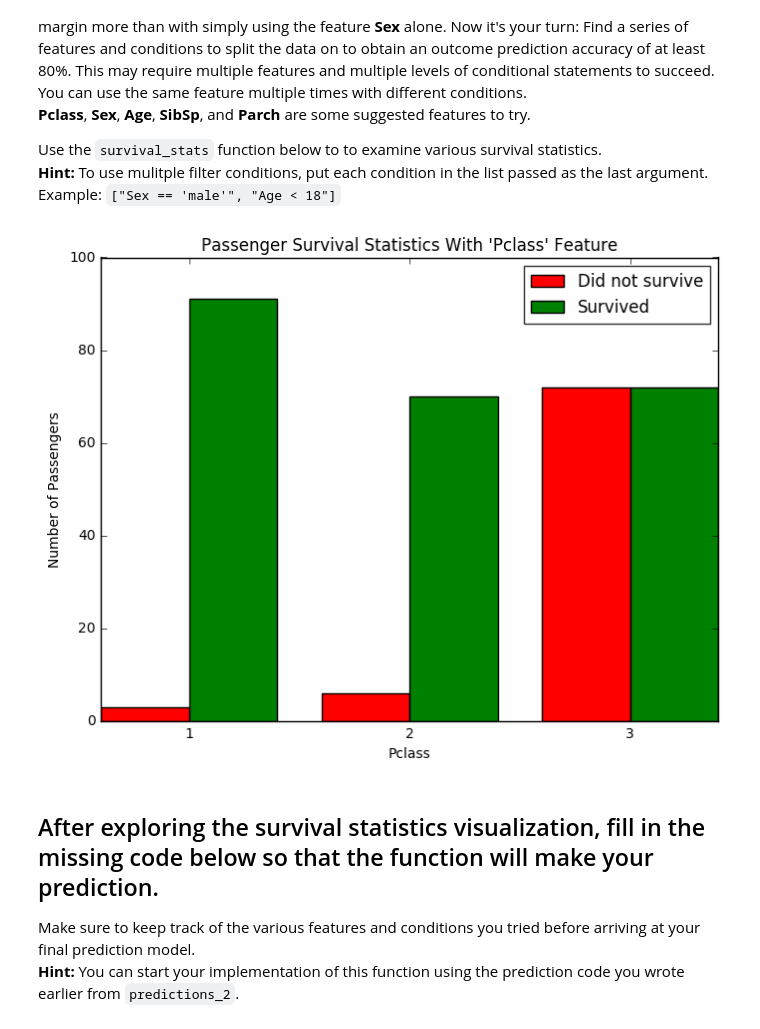
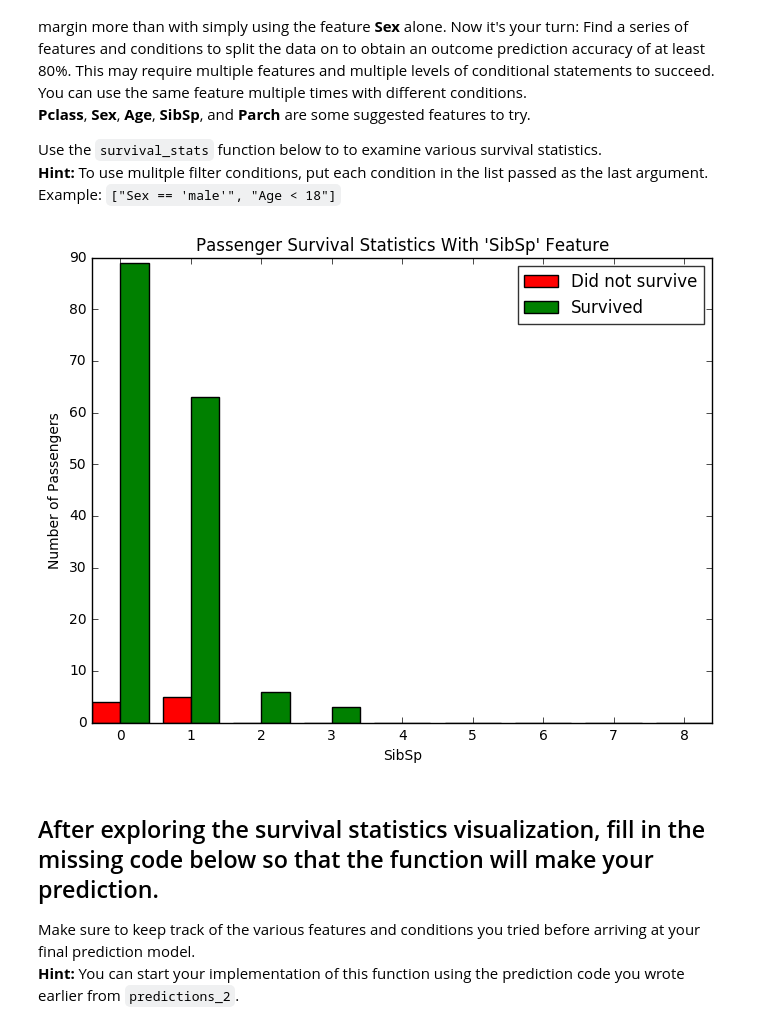
Before and after one commit to caadecarvalho/machine-learning, a Jupyter notebook: projects/titanic_survival_exploration/titanic_survival_exploration.ipynb, the cells around one changed output. Drawn from its saved outputs; the diff is of its cells as text; code cells hidden in the pictures.

```diff
--- a/projects/titanic_survival_exploration/titanic_survival_exploration.ipynb
+++ b/projects/titanic_survival_exploration/titanic_survival_exploration.ipynb
@@ -217,9 +217,9 @@ Adding the feature **Age** as a condition in conjunction with **Sex** improves t
 Use the `survival_stats` function below to to examine various survival statistics.
 **Hint:** To use mulitple filter conditions, put each condition in the list passed as the last argument. Example: `["Sex == 'male'", "Age < 18"]`
 # %%
-vs.survival_stats(data, outcomes, 'Pclass', ["Sex == 'female'"])
+vs.survival_stats(data, outcomes, 'SibSp', ["Sex == 'female'", "Pclass < 3"])
 # %% [output]
-[figure, old version]
+[figure, new version]
 # %% [markdown]
 ## After exploring the survival statistics visualization, fill in the missing code below so that the function will make your prediction.
 Make sure to keep track of the various features and conditions you tried before arriving at your final prediction model.
```
Also changed, not shown: parts of 6 cells of this notebook, 1 other file.
